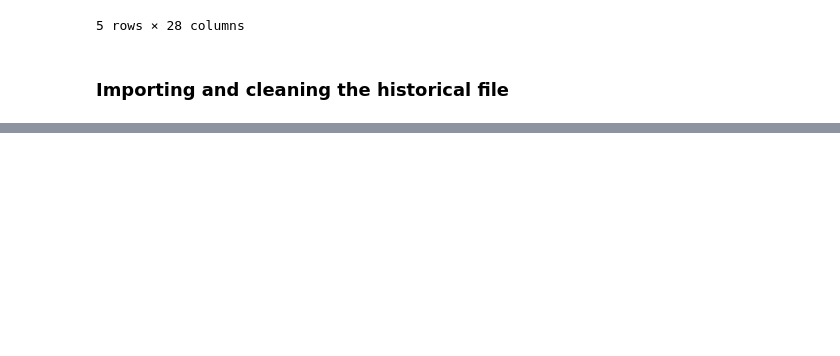
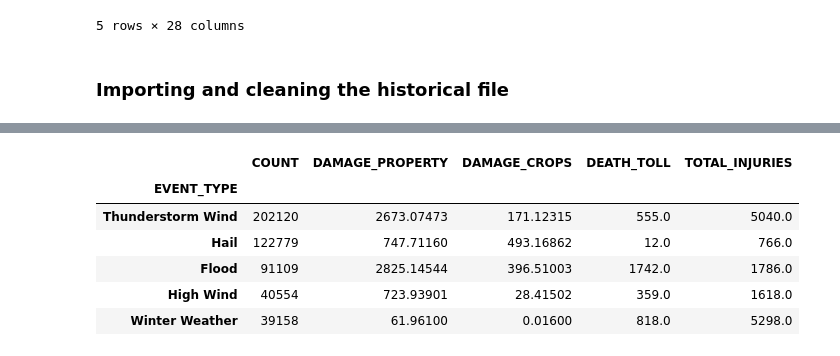
Before and after one commit to ksalaris/Project_2, a Jupyter notebook: Flood.ipynb, the cells around one changed output, grey strips where cells are left out. Cells and saved outputs as stored; diff of their text form; code cells hidden in the pictures; blank space fills up the shorter version.

```diff
--- a/Flood.ipynb
+++ b/Flood.ipynb
@@ -104,7 +114,42 @@ flood_data.head()
 # %%
 #Drop columns that are not needed
-flood_data.drop(columns={'BEGIN_YEARMONTH','END_YEARMONTH','END_DAY','END_TIME','CZ_TYPE','CZ_FIPS','CZ_NAME','CZ_TIMEZONE','MAGNITUDE','MAGNITUDE_TYPE',
+storm_data.drop(columns={'BEGIN_YEARMONTH','END_YEARMONTH','END_DAY','END_TIME','CZ_TYPE','CZ_FIPS','CZ_NAME','CZ_TIMEZONE','MAGNITUDE','MAGNITUDE_TYPE',
                     'CATEGORY','TOR_F_SCALE','TOR_LENGTH','TOR_WIDTH','TOR_OTHER_WFO','TOR_OTHER_CZ_STATE',
-                    'TOR_OTHER_CZ_FIPS','TOR_OTHER_CZ_NAME','BEGIN_AZIMUTH','BEGIN_LOCATION','BEGIN_RANGE',
+                    'TOR_OTHER_CZ_FIPS','TOR_OTHER_CZ_NAME','BEGIN_AZIMUTH','BEGIN_RANGE',
                     'END_RANGE','END_AZIMUTH','END_LOCATION','EPISODE_NARRATIVE','EVENT_NARRATIVE',
                     'DATA_SOURCE','CZ_TIMEZONE','BEGIN_DATE_TIME','END_DATE_TIME'}, inplace=True)
+# %%
+#Retrive the total for damage and death
+storm_data[["DEATHS_DIRECT",'DEATHS_INDIRECT','INJURIES_DIRECT','INJURIES_INDIRECT',"DAMAGE_PROPERTY","DAMAGE_CROPS"]].fillna(0, inplace=True)
+storm_data["DEATH_TOLL"]=storm_data['DEATHS_DIRECT']+storm_data['DEATHS_INDIRECT']
+storm_data['TOTAL_INJURIES']=storm_data['INJURIES_DIRECT']+storm_data['INJURIES_INDIRECT']
+
+#change property and crop damage to numbers and add 1000
+storm_data["DAMAGE_PROPERTY"]=storm_data['DAMAGE_PROPERTY'].str[:-1]
+storm_data["DAMAGE_CROPS"]=storm_data['DAMAGE_CROPS'].str[:-1]
+
+storm_data["DAMAGE_PROPERTY"]=(storm_data['DAMAGE_PROPERTY'].apply(pd.to_numeric))/1000
+storm_data["DAMAGE_CROPS"]=(storm_data['DAMAGE_CROPS'].apply(pd.to_numeric))/1000
+
+#storm_data.to_csv("Output/StormData.csv", index=False)
+# %%
+sum_groupby=storm_data[["EVENT_TYPE","DAMAGE_PROPERTY","DAMAGE_CROPS","DEATH_TOLL",'TOTAL_INJURIES']]
+sum_groupby["EVENT_TYPE"]=sum_groupby["EVENT_TYPE"].replace({"Flash Flood":"Flood","Excessive Heat":'Heat' })
+sum_groupby=sum_groupby.groupby(["EVENT_TYPE"]).sum()
+
+count_groupby=storm_data[["EVENT_TYPE","DAMAGE_PROPERTY"]]
+count_groupby["EVENT_TYPE"]=count_groupby["EVENT_TYPE"].replace({"Flash Flood":"Flood"})
+count_groupby=count_groupby.groupby(["EVENT_TYPE"]).count()
+count_groupby.rename(columns={'DAMAGE_PROPERTY':'COUNT'}, inplace=True)
+
+storm_summary=pd.merge(count_groupby,sum_groupby, on="EVENT_TYPE")
+
+storm_summary.sort_values("COUNT", ascending=False).head()
+# %% [output]
+|  | COUNT | DAMAGE_PROPERTY | DAMAGE_CROPS | DEATH_TOLL | TOTAL_INJURIES |
+| EVENT_TYPE |  |  |  |  |  |
+| Thunderstorm Wind | 202120 | 2673.07473 | 171.12315 | 555.0 | 5040.0 |
+| Hail | 122779 | 747.71160 | 493.16862 | 12.0 | 766.0 |
+| Flood | 91109 | 2825.14544 | 396.51003 | 1742.0 | 1786.0 |
+| High Wind | 40554 | 723.93901 | 28.41502 | 359.0 | 1618.0 |
+| Winter Weather | 39158 | 61.96100 | 0.01600 | 818.0 | 5298.0 |
```
Also changed, not shown: parts of 16 cells of this notebook, 8 other files.
